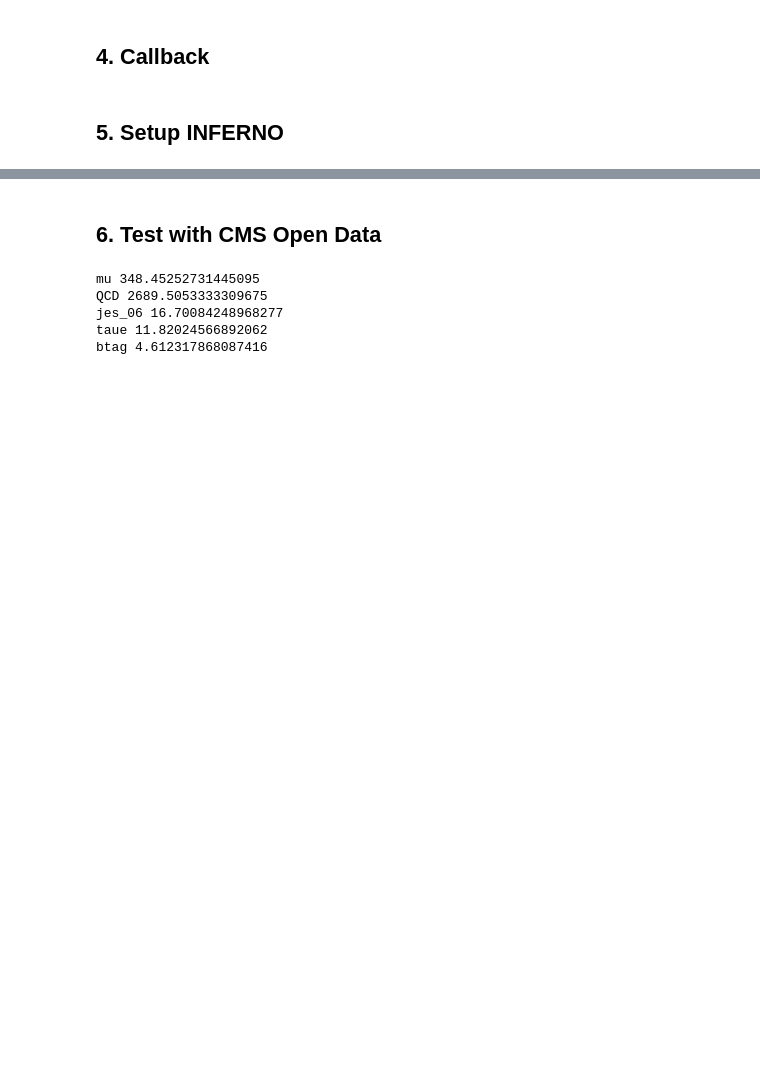
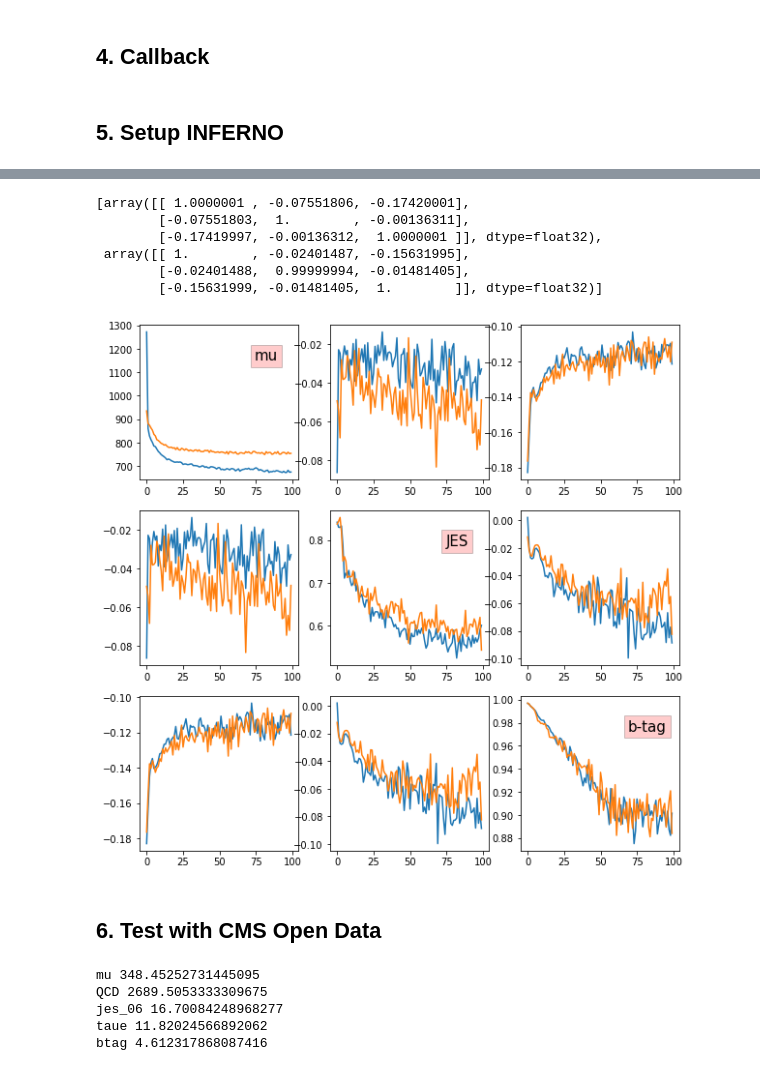
Before and after one commit to llayer/cmsopen, a Jupyter notebook: inferno/inferno_hep.ipynb, the cells around one changed output, grey strips where cells are left out. Saved outputs shown, nothing was run; the diff lists cells and outputs as text; code cells hidden in the pictures; blank space fills up the shorter version.

Commit message:
add plots for cov mat

```diff
--- a/inferno/inferno_hep.ipynb
+++ b/inferno/inferno_hep.ipynb
@@ -367,0 +379,28 @@ Covmat val [[ 2.1843526e+02 -9.1195457e-02 -1.3663713e+00]
+# %%
+def correlation_from_covariance(covariance):
+    v = np.sqrt(np.diag(covariance))
+    outer_v = np.outer(v, v)
+    correlation = covariance / outer_v
+    correlation[covariance == 0] = 0
+    return correlation
+# %%
+trn_corrs, val_corrs = [], []
+for trn_cov, val_cov in zip(trn_covs, val_covs):
+    trn_corrs.append(correlation_from_covariance(trn_cov))
+    val_corrs.append(correlation_from_covariance(val_cov))
+# %%
+trn_corrs
+# %% [output]
+[array([[ 1.0000001 , -0.07551806, -0.17420001],
+        [-0.07551803,  1.        , -0.00136311],
+        [-0.17419997, -0.00136312,  1.0000001 ]], dtype=float32),
+ array([[ 1.        , -0.02401487, -0.15631995],
+        [-0.02401488,  0.99999994, -0.01481405],
+        [-0.15631999, -0.01481405,  1.        ]], dtype=float32)]
+# %%
+def get_cov_entry(trn_mats, val_mats, i, j):
+    trn, val = [], []
+    for trn_mat, val_mat in zip(trn_mats, val_mats):
+        trn.append(trn_mat[i,j])
+        val.append(val_mat[i,j])
+    return np.array(trn), np.array(val)
@@ -368,3 +409,23 @@ Covmat val [[ 2.1843526e+02 -9.1195457e-02 -1.3663713e+00]
+# %%
+names = ["mu","JES",'b-tag']
+# %%
+fig, ax = plt.subplots(nrows=3, ncols=3, figsize=(10,10))
+
+for i, row in enumerate(ax):
+    for j, col in enumerate(row):
+        if i == j:
+            trn, val = get_cov_entry(trn_covs, val_covs, i, j)
+            plt.text(0.8, 0.8,names[i],
+             horizontalalignment='center',
+             verticalalignment='center',
+             transform = col.transAxes, size=15,
+             bbox=dict(facecolor='red', edgecolor=None, alpha=0.2))
+        else:
+            trn, val = get_cov_entry(trn_corrs, val_corrs, i, j)
+        col.plot(trn)
+        col.plot(val)
+# %% [output]
+[figure, added]
 # %% [markdown]
 ## 6. Test with CMS Open Data
 # %%
```
Also changed, not shown: parts of 8 cells of this notebook.
